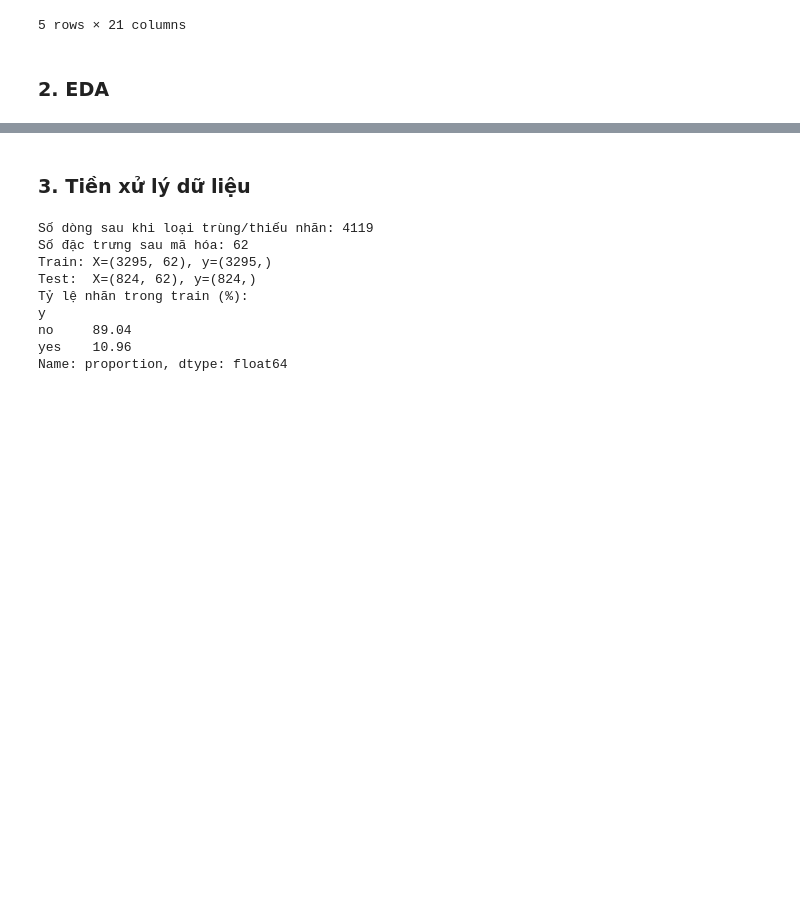
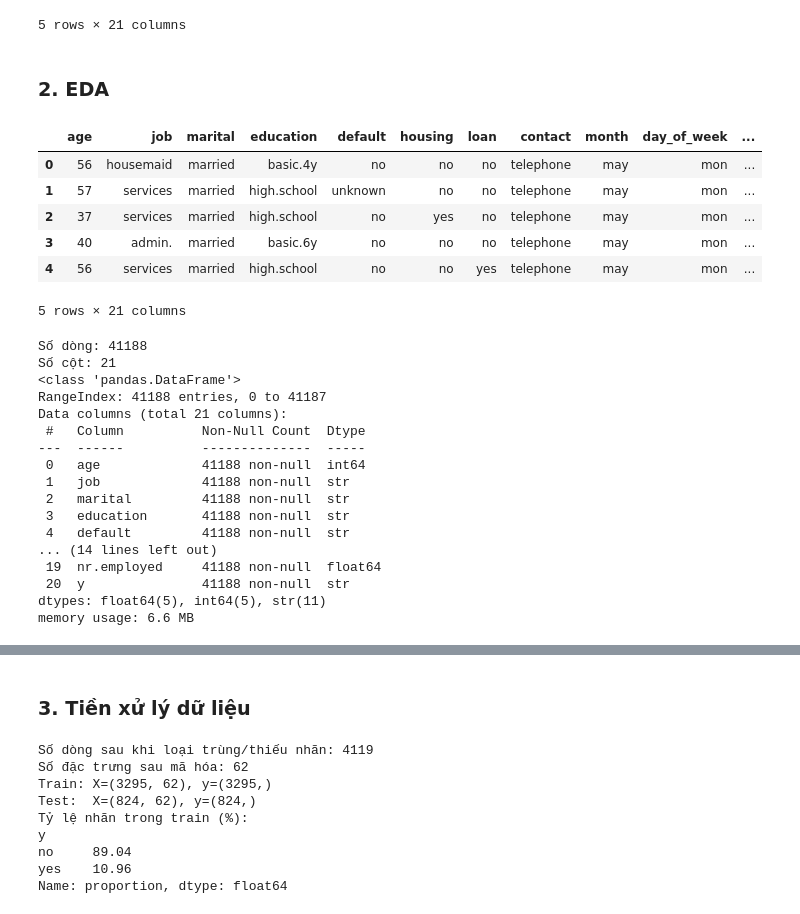
Before and after one commit to QuiBao47/MayHoc_Nhom, a Jupyter notebook: Đồ án cuối kỳ/Bank_Marketing.ipynb, the cells around one changed output, grey strips where cells are left out. Saved outputs shown, nothing was run; the diff lists cells and outputs as text; code cells hidden in the pictures; blank space fills up the shorter version.

```diff
--- a/Đồ án cuối kỳ/Bank_Marketing.ipynb
+++ b/Đồ án cuối kỳ/Bank_Marketing.ipynb
@@ -23,3 +23,49 @@ df.head()
 5 rows × 21 columns
 # %% [markdown]
 ### 2. EDA
+# %%
+import pandas as pd
+import numpy as np
+import matplotlib.pyplot as plt
+import seaborn as sns
+
+# Đọc dữ liệu
+df = pd.read_csv(
+    "data/bank-additional-full.csv",
+    sep=";"
+)
+
+# Hiển thị 5 dòng đầu tiên
+display(df.head())
+
+# Kích thước dữ liệu
+print("Số dòng:", df.shape[0])
+print("Số cột:", df.shape[1])
+
+# Thông tin dữ liệu
+df.info()
+# %% [output]
+|  | age | job | marital | education | default | housing | loan | contact | month | day_of_week | ... |
+| 0 | 56 | housemaid | married | basic.4y | no | no | no | telephone | may | mon | ... |
+| 1 | 57 | services | married | high.school | unknown | no | no | telephone | may | mon | ... |
+| 2 | 37 | services | married | high.school | no | yes | no | telephone | may | mon | ... |
+| 3 | 40 | admin. | married | basic.6y | no | no | no | telephone | may | mon | ... |
+| 4 | 56 | services | married | high.school | no | no | yes | telephone | may | mon | ... |
+5 rows × 21 columns
+Số dòng: 41188
+Số cột: 21
+<class 'pandas.DataFrame'>
+RangeIndex: 41188 entries, 0 to 41187
+Data columns (total 21 columns):
+ #   Column          Non-Null Count  Dtype
+---  ------          --------------  -----
+ 0   age             41188 non-null  int64
+ 1   job             41188 non-null  str
+ 2   marital         41188 non-null  str
+ 3   education       41188 non-null  str
+ 4   default         41188 non-null  str
+... (14 lines left out)
+ 19  nr.employed     41188 non-null  float64
+ 20  y               41188 non-null  str
+dtypes: float64(5), int64(5), str(11)
+memory usage: 6.6 MB
```
Also changed, not shown: parts of 1 cell of this notebook.
